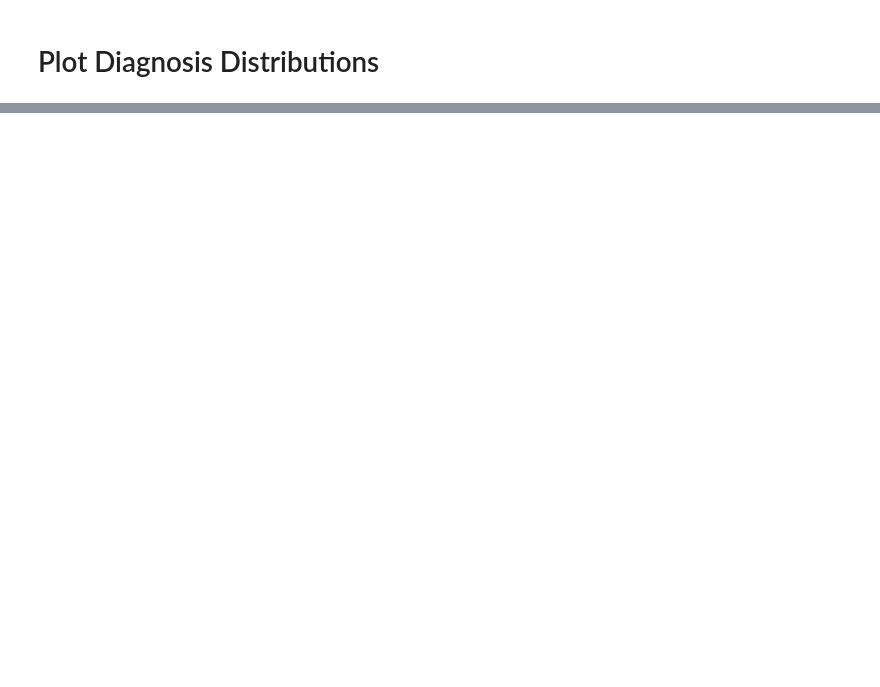
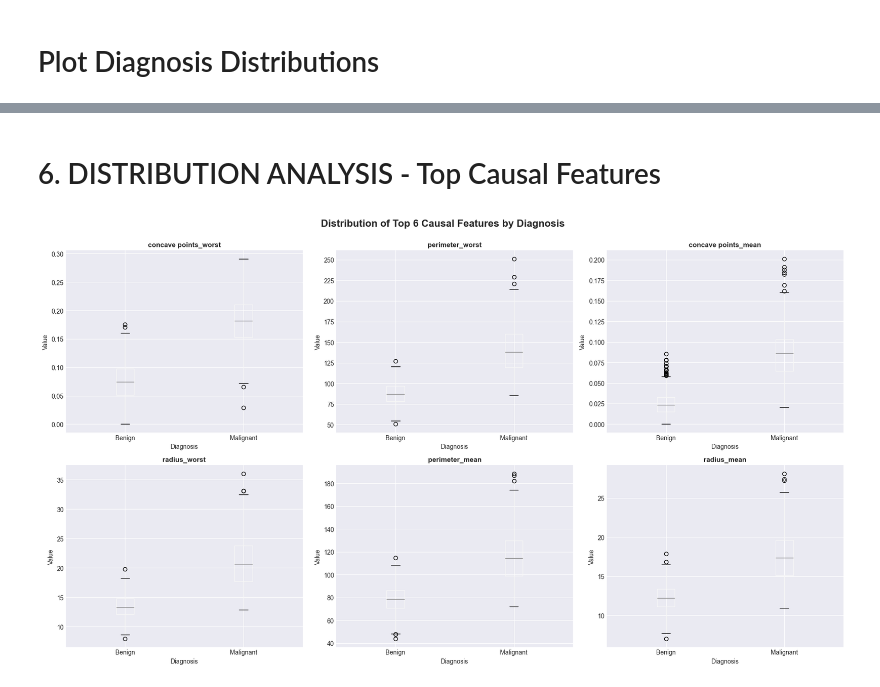
Before and after one commit to Desmondonam/Causality, a Jupyter notebook: notebooks/EDA.ipynb, the cells around one changed output, grey strips where cells are left out. Cells and saved outputs as stored; diff of their text form; code cells hidden in the pictures; blank space fills up the shorter version.

```diff
--- a/notebooks/EDA.ipynb
+++ b/notebooks/EDA.ipynb
@@ -101,3 +227,0 @@ Number of Malignant Tumors  212
-# %%
-f, ax = plt.subplots(figsize = ( 12, 10))
-sns.heatmap( df.corr(), annot = True, linewidth = 0.5, fmt = '.1f', ax = ax )
@@ -111,0 +360,22 @@ import causalgraphicalmodels
+# %% [markdown]
+# 6. DISTRIBUTION ANALYSIS - Top Causal Features
+# %%
+top_features = top_15['Feature'].head(6).tolist()
+
+fig, axes = plt.subplots(2, 3, figsize=(18, 10))
+axes = axes.ravel()
+
+for idx, feature in enumerate(top_features):
+    # Box plot
+    df.boxplot(column=feature, by='diagnosis', ax=axes[idx])
+    axes[idx].set_title(f'{feature}', fontsize=11, fontweight='bold')
+    axes[idx].set_xlabel('Diagnosis')
+    axes[idx].set_ylabel('Value')
+    plt.sca(axes[idx])
+    plt.xticks([1, 2], ['Benign', 'Malignant'])
+
+plt.suptitle('Distribution of Top 6 Causal Features by Diagnosis', fontsize=16, fontweight='bold', y=1.00)
+plt.tight_layout()
+plt.show()
+# %% [output]
+[figure, added]
```
Also changed, not shown: parts of 37 cells of this notebook, 3 other files.
